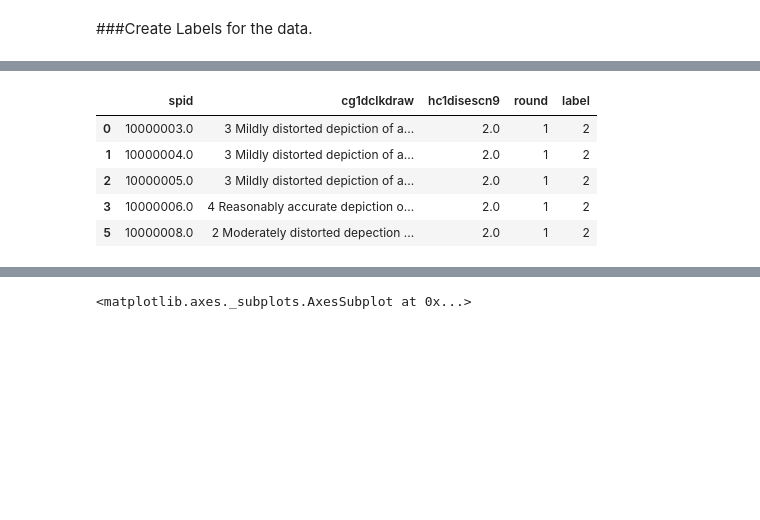
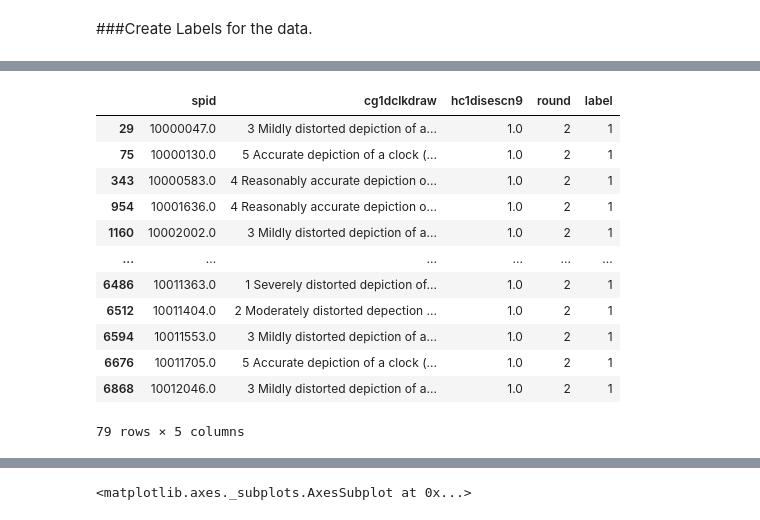
Before and after one commit to ian-byrne/MADSmilestone2, a Jupyter notebook: SIADS695_clock_image.ipynb, the cells around one changed output, grey strips where cells are left out. Drawn from its saved outputs; the diff is of its cells as text; code cells hidden in the pictures; blank space fills up the shorter version.

```diff
--- a/SIADS695_clock_image.ipynb
+++ b/SIADS695_clock_image.ipynb
@@ -161,2 +136,25 @@ rounds1_10.hc1disescn9.hist()
 # %% [markdown]
 ###Create Labels for the data.
+# %%
+##NEED TO FIX Will need to create method for more than 2 rounds
+
+
+# Create labels: label 0 = pre-dementia, 1 = post-dementia, 2 = normal
+# Create Normal Label for all entries, base case, then assign value of 1 to 1's and 7's
+rounds_clean['label'] = [2 if x == 2 else 1 for x in rounds_clean['hc1disescn9']]
+
+# Will need to create method for more than 2 rounds
+round_val = 2
+
+round_current = rounds_clean[rounds_clean['round'] == round_val]
+
+# assign label value of 0 to the previous round where diagnosis changed from a 2.0 to 1.0
+# appears that a diagnoses value of 7 corresponds to previous round value of 1, so label stays a 1 for that subject
+#post = rounds1_2.query('hc1disescn9==7 | hc1disescn9==1 & round =='+str(round_val))['spid']
+
+
+post1 = round_current[(round_current['hc1disescn9'] == 1) & (round_current['round'] == round_val)]
+#rounds_clean.loc[rounds_clean['spid'].isin(post1['spid']), 'label'] = 0
+#rounds_clean.head()
+post1
+round_current
@@ -163,23 +175,31 @@ rounds1_10.hc1disescn9.hist()
 # %%
 ##NEED TO FIX Will need to create method for more than 2 rounds
 
 
 # Create labels: label 0 = pre-dementia, 1 = post-dementia, 2 = normal
 # Create Normal Label for all entries, base case, then assign value of 1 to 1's and 7's
-rounds1_10['label'] = [2 if x == 2 else 1 for x in rounds1_10['hc1disescn9']]
+rounds_clean['label'] = [2 if x == 2 else 1 for x in rounds_clean['hc1disescn9']]
 
 # Will need to create method for more than 2 rounds
 round_val = 2
+
 # assign label value of 0 to the previous round where diagnosis changed from a 2.0 to 1.0
 # appears that a diagnoses value of 7 corresponds to previous round value of 1, so label stays a 1 for that subject
 #post = rounds1_2.query('hc1disescn9==7 | hc1disescn9==1 & round =='+str(round_val))['spid']
-post1 = rounds1_10[(rounds1_10['hc1disescn9'] == 1) & (rounds1_10['round'] == round_val)]
-rounds1_10.loc[rounds1_10['spid'].isin(post1['spid']), 'label'] = 0
-rounds1_10.head()
+post1 = rounds_clean[(rounds_clean['hc1disescn9'] == 1) & (rounds_clean['round'] == round_val)]
+rounds_clean.loc[rounds_clean['spid'].isin(post1['spid']), 'label'] = 0
+rounds_clean.head()
 # %% [output]
 |  | spid | cg1dclkdraw | hc1disescn9 | round | label |
-| 0 | 10000003.0 | 3 Mildly distorted depiction of a... | 2.0 | 1 | 2 |
-| 1 | 10000004.0 | 3 Mildly distorted depiction of a... | 2.0 | 1 | 2 |
-| 2 | 10000005.0 | 3 Mildly distorted depiction of a... | 2.0 | 1 | 2 |
-| 3 | 10000006.0 | 4 Reasonably accurate depiction o... | 2.0 | 1 | 2 |
-| 5 | 10000008.0 | 2 Moderately distorted depection ... | 2.0 | 1 | 2 |
+| 29 | 10000047.0 | 3 Mildly distorted depiction of a... | 1.0 | 2 | 1 |
+| 75 | 10000130.0 | 5 Accurate depiction of a clock (... | 1.0 | 2 | 1 |
+| 343 | 10000583.0 | 4 Reasonably accurate depiction o... | 1.0 | 2 | 1 |
+| 954 | 10001636.0 | 4 Reasonably accurate depiction o... | 1.0 | 2 | 1 |
+| 1160 | 10002002.0 | 3 Mildly distorted depiction of a... | 1.0 | 2 | 1 |
+| ... | ... | ... | ... | ... | ... |
+| 6486 | 10011363.0 | 1 Severely distorted depiction of... | 1.0 | 2 | 1 |
+| 6512 | 10011404.0 | 2 Moderately distorted depection ... | 1.0 | 2 | 1 |
+| 6594 | 10011553.0 | 3 Mildly distorted depiction of a... | 1.0 | 2 | 1 |
+| 6676 | 10011705.0 | 5 Accurate depiction of a clock (... | 1.0 | 2 | 1 |
+| 6868 | 10012046.0 | 3 Mildly distorted depiction of a... | 1.0 | 2 | 1 |
+79 rows × 5 columns
```
Also changed, not shown: parts of 13 cells of this notebook.
